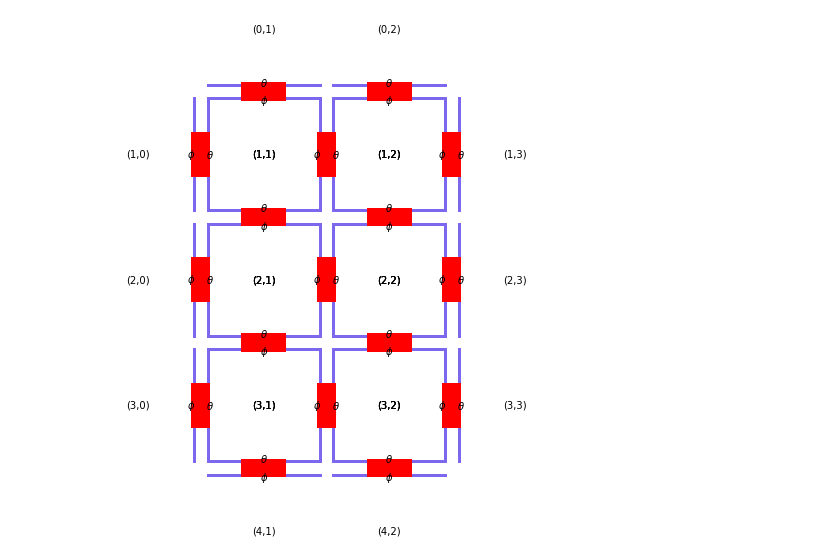
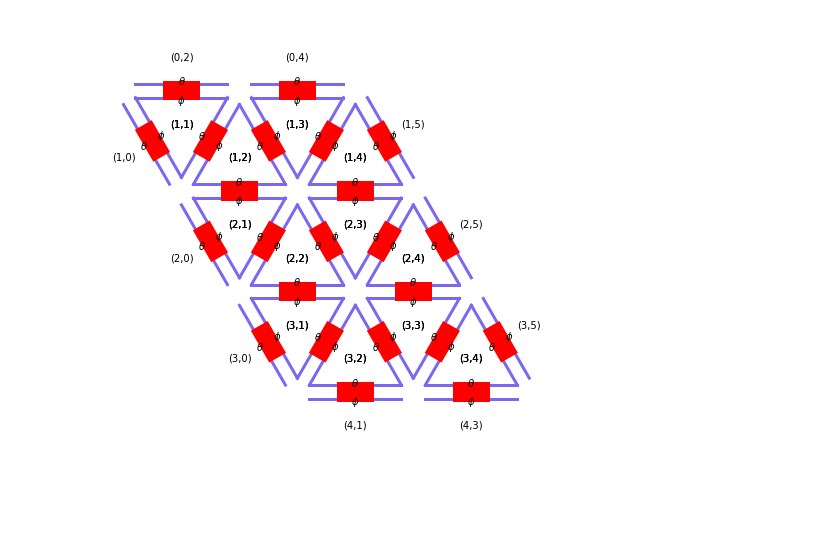
Before and after one commit to zhengqigao/spode, a Jupyter notebook: tutorials/lesson4_visualization/main.ipynb, the cells around one changed output. Cells and saved outputs as stored; diff of their text form; code cells hidden in the pictures; blank space fills up the shorter version.

```diff
--- a/tutorials/lesson4_visualization/main.ipynb
+++ b/tutorials/lesson4_visualization/main.ipynb
@@ -8,6 +42,6 @@ from spode.util import generate, visualize
 # %%
-circuit_element = generate('square_1', [3, 2], init_dict={'theta': 0, 'phi': 0.5 * np.pi})
-visualize(circuit_element, 'square_1', line2d_property={}, polygon_property={},
+circuit_element = generate('triangular_1', [3, 4], init_dict={'theta': 0, 'phi': 0.5 * np.pi})
+visualize(circuit_element, 'triangular_1', line2d_property={}, polygon_property={},
               annotate=['all_cell', 'all_ps_symbol'])
 # %% [output]
-[figure, old version]
+[figure, new version]
```
Also changed, not shown: parts of 23 cells of this notebook, 14 other files.
